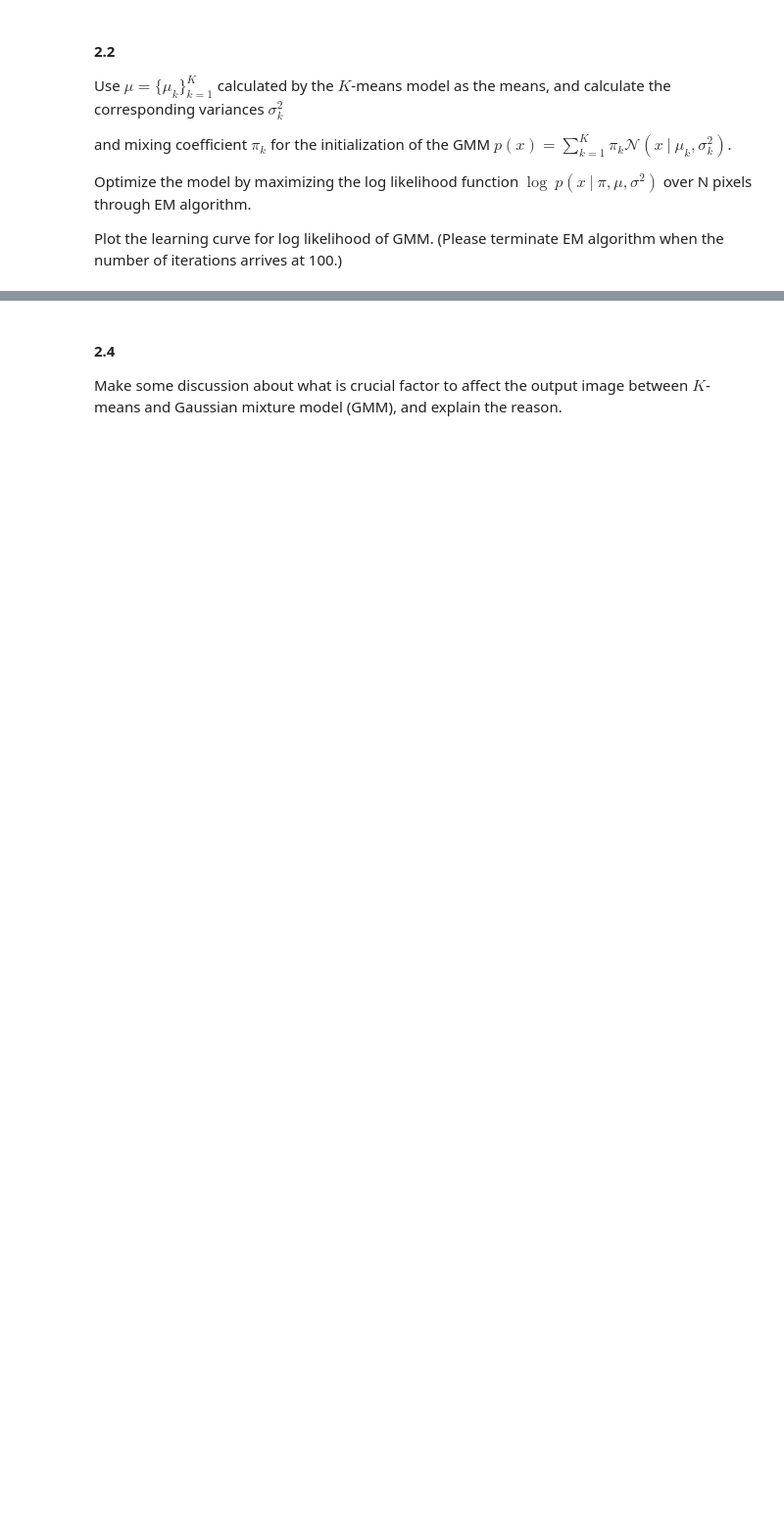
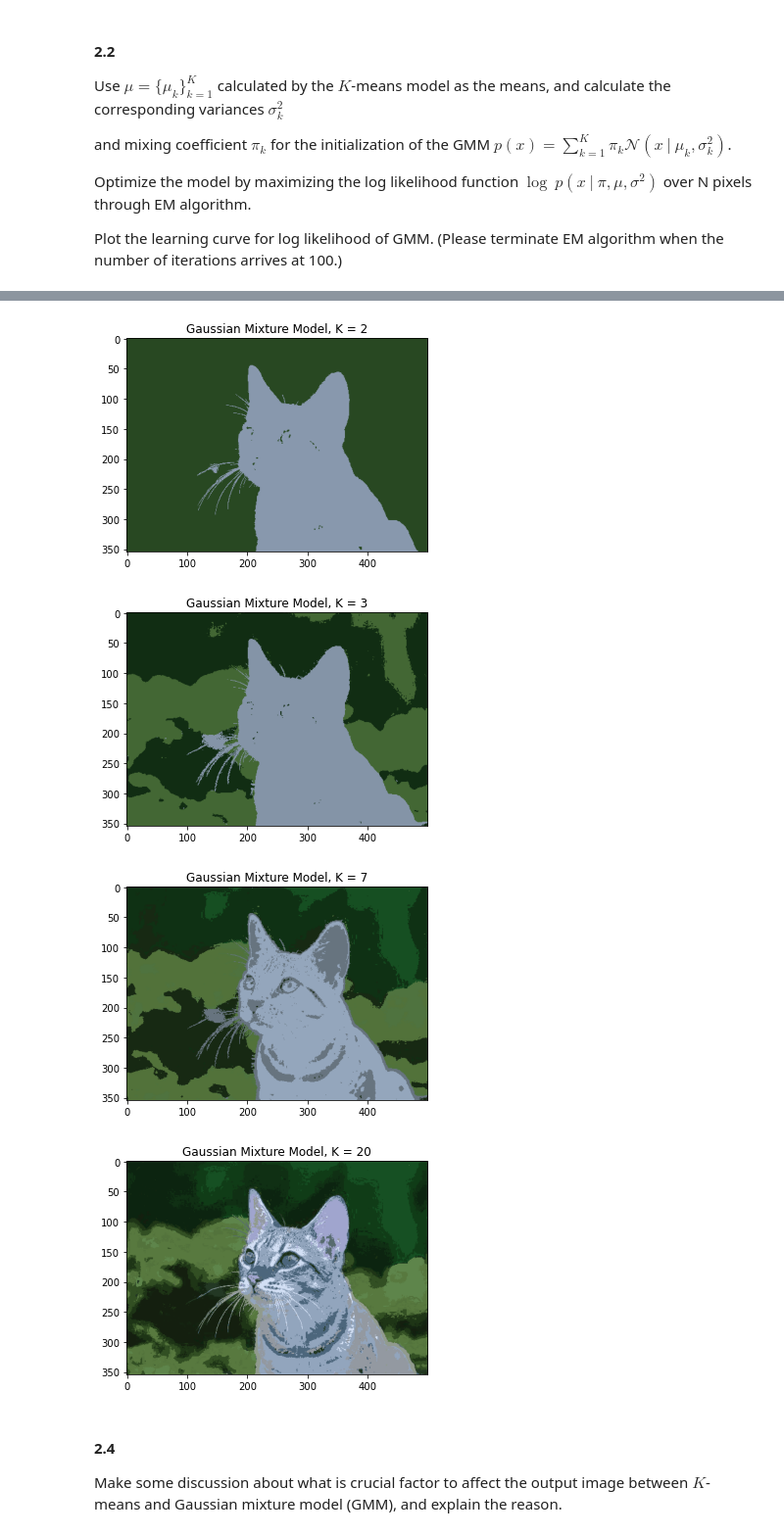
Before and after one commit to jacksonchen1998/2022-NYCU-ML, a Jupyter notebook: hw3_311511052/hw3_311511052.ipynb, the cells around one changed output, grey strips where cells are left out. Shown: that part at 98% size. Saved outputs shown, nothing was run; the diff lists cells and outputs as text; code cells hidden in the pictures; blank space fills up the shorter version.

```diff
--- a/hw3_311511052/hw3_311511052.ipynb
+++ b/hw3_311511052/hw3_311511052.ipynb
@@ -429,3 +625,25 @@ for k_idx in k_slot:
+# %%
+# plot GMM result
+k_slot = [2, 3, 7, 20]
+for k_idx in k_slot:
+    gmm = GMM(k=k_idx, max_iter=100)
+    gmm.fit(pixel_values)
+    y_pred = gmm.predict(pixel_values)
+    centers = np.uint8(gmm.mu)
+    # print center values with RGB format
+    y_pred = y_pred.astype(int)
+    labels = y_pred.flatten()
+    segmented_image = centers[labels.flatten()]
+    segmented_image = segmented_image.reshape(image.shape)
+    # plot the image
+    plt.title("Gaussian Mixture Model, K = " + str(k_idx))
+    plt.imshow(segmented_image)
+    plt.show()
+# %% [output]
+[figure, added]
+[figure, added]
+[figure, added]
+[figure, added]
 # %% [markdown]
 #### 2.4
 
```
Also changed, not shown: parts of 18 cells of this notebook, 14 other files.
